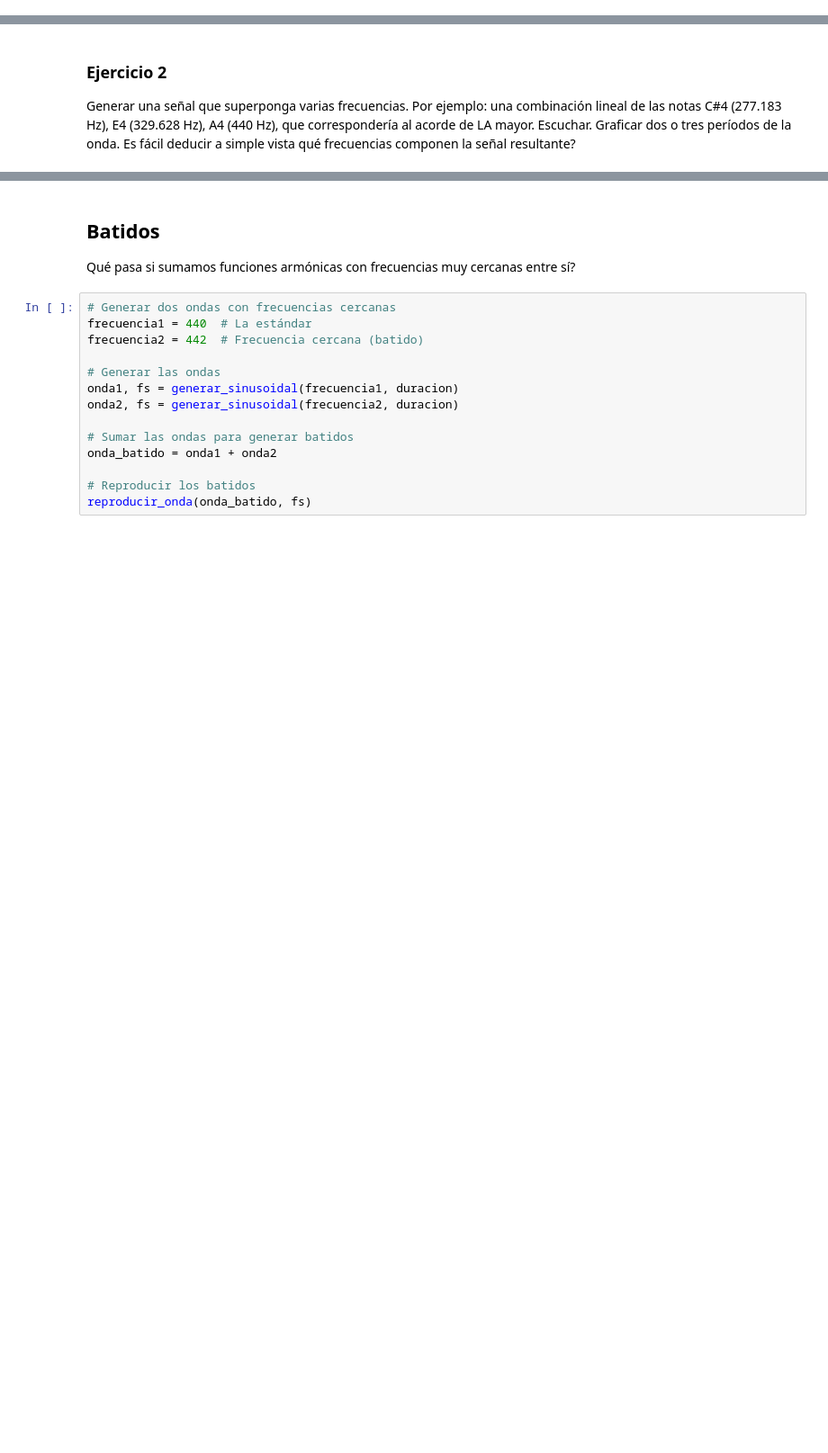
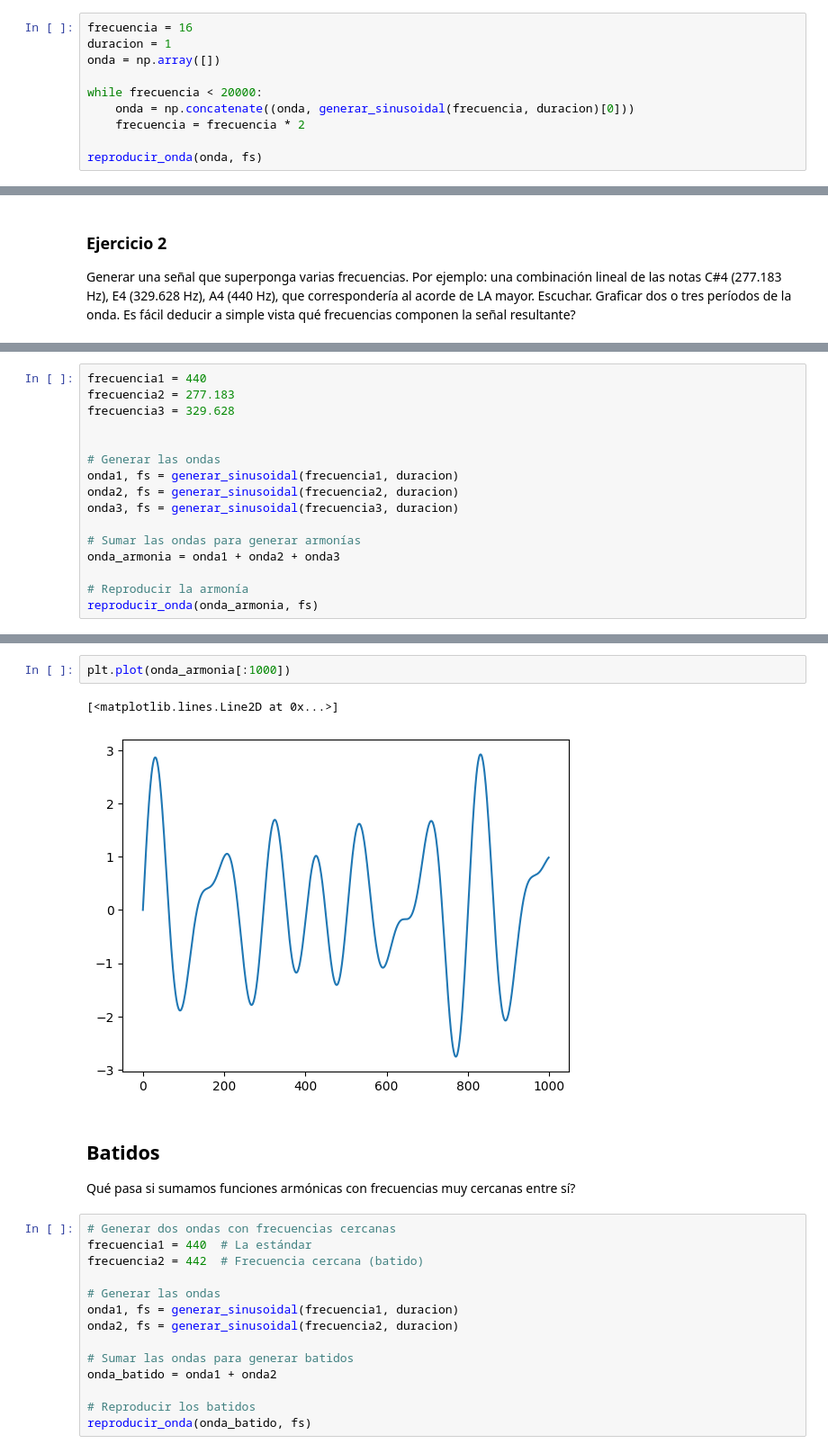
Before and after one commit to JoaquinPolonuer/modelado-continuo, a Jupyter notebook: Colabs/nb07_Fourier.ipynb, the cells around one changed output, grey strips where cells are left out. Shown at 90% size. Saved outputs shown, nothing was run; the diff lists cells and outputs as text; blank space fills up the shorter version.

```diff
--- a/Colabs/nb07_Fourier.ipynb
+++ b/Colabs/nb07_Fourier.ipynb
@@ -216,3 +219,13 @@ Experimentar generando señales (y escuchándolas) con distintas frecuencias, en
+# %%
+frecuencia = 16
+duracion = 1
+onda = np.array([])
+
+while frecuencia < 20000:
+    onda = np.concatenate((onda, generar_sinusoidal(frecuencia, duracion)[0]))
+    frecuencia = frecuencia * 2
+
+reproducir_onda(onda, fs)
 # %% [markdown]
 ## Armonías
 
@@ -243,0 +255,16 @@ Generar una señal que superponga varias frecuencias. Por ejemplo: una combinaci
+# %%
+frecuencia1 = 440
+frecuencia2 = 277.183
+frecuencia3 = 329.628
+
+
+# Generar las ondas
+onda1, fs = generar_sinusoidal(frecuencia1, duracion)
+onda2, fs = generar_sinusoidal(frecuencia2, duracion)
+onda3, fs = generar_sinusoidal(frecuencia3, duracion)
+
+# Sumar las ondas para generar armonías
+onda_armonia = onda1 + onda2 + onda3
+
+# Reproducir la armonía
+reproducir_onda(onda_armonia, fs)
@@ -244,3 +273,8 @@ Generar una señal que superponga varias frecuencias. Por ejemplo: una combinaci
+# %%
+plt.plot(onda_armonia[:1000])
+# %% [output]
+[<matplotlib.lines.Line2D at 0x...>]
+[figure, added]
 # %% [markdown]
 ## Batidos
 
```
Also changed, not shown: parts of 25 cells of this notebook, 1 other file.
